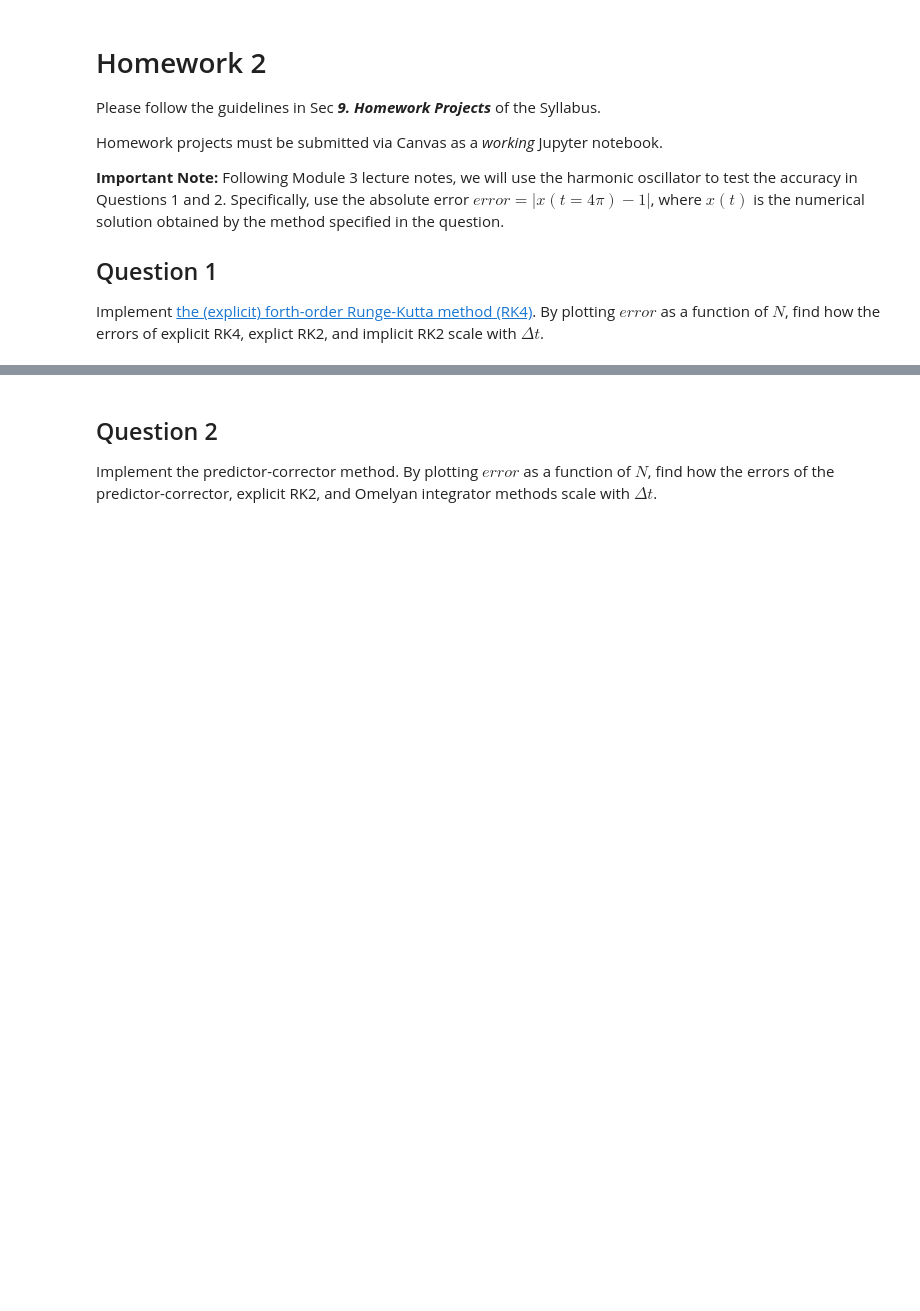
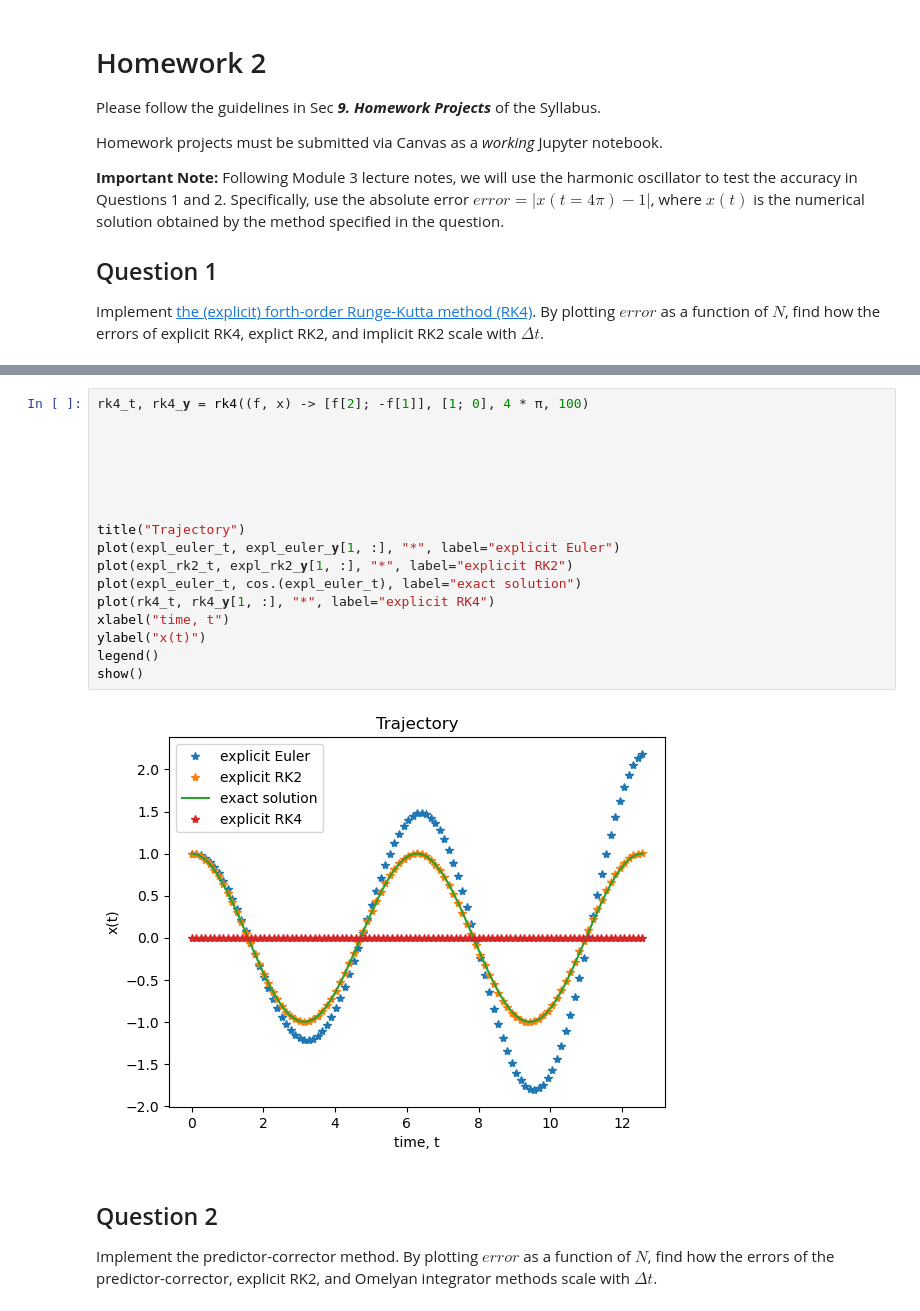
Before and after one commit to jloch206/Comp_Phys_Lochner, a Jupyter notebook: Homework2.ipynb, the cells around one changed output, grey strips where cells are left out. Drawn from its saved outputs; the diff is of its cells as text; blank space fills up the shorter version.

```diff
--- a/Homework2.ipynb
+++ b/Homework2.ipynb
@@ -56,3 +62,22 @@ ArgumentError: ArgumentError: Package Plot not found in current path.
+# %%
+rk4_t, rk4_𝐲 = rk4((f, x) -> [f[2]; -f[1]], [1; 0], 4 * π, 100)
+
+
+
+
+
+
+title("Trajectory")
+plot(expl_euler_t, expl_euler_𝐲[1, :], "*", label="explicit Euler")
+plot(expl_rk2_t, expl_rk2_𝐲[1, :], "*", label="explicit RK2")
+plot(expl_euler_t, cos.(expl_euler_t), label="exact solution")
+plot(rk4_t, rk4_𝐲[1, :], "*", label="explicit RK4")
+xlabel("time, t")
+ylabel("x(t)")
+legend()
+show()
+# %% [output]
+[figure, added]
 # %% [markdown]
 ## Question 2
 
```
Also changed, not shown: parts of 2 cells of this notebook.
